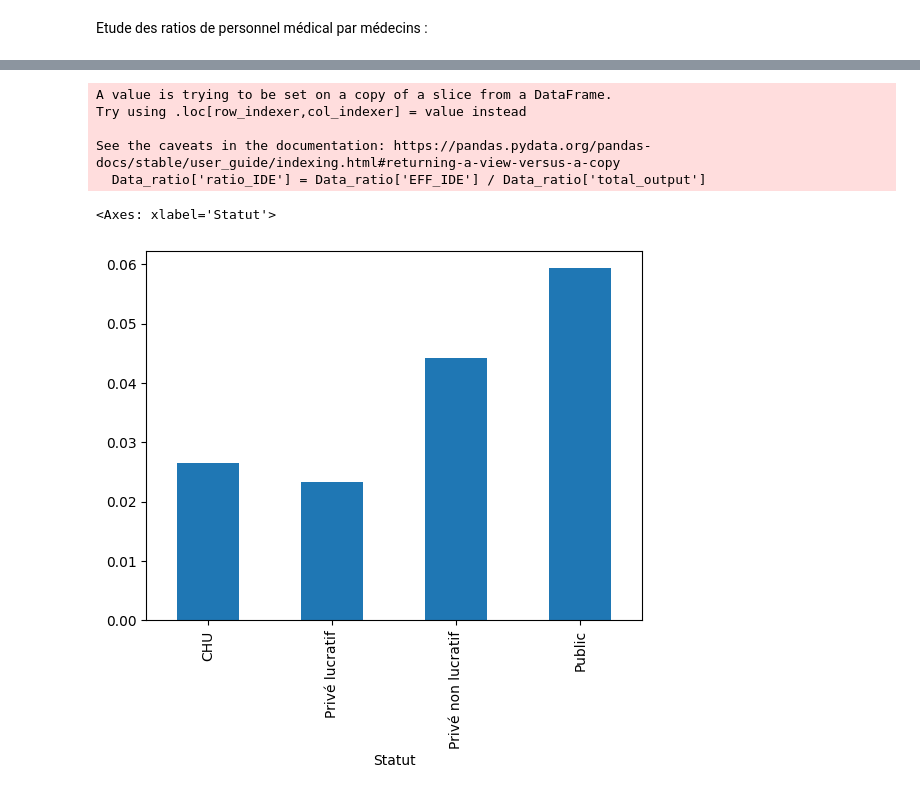
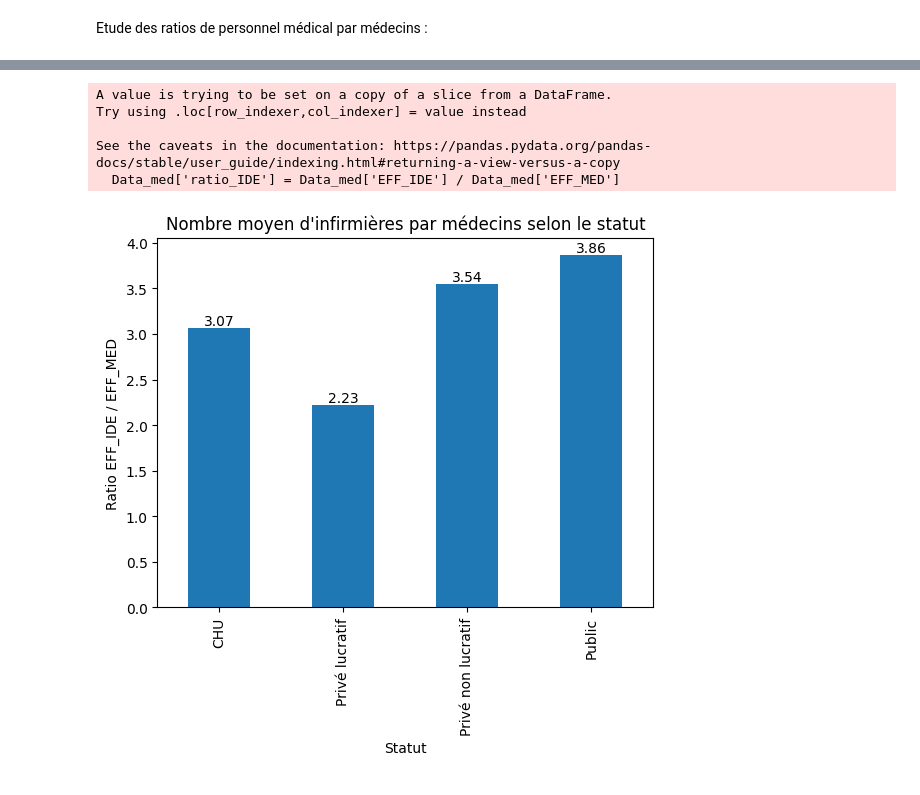
Before and after one commit to Alexandre484/StatApp, a Jupyter notebook: demande_conditionnelle.ipynb, the cells around one changed output, grey strips where cells are left out. Drawn from its saved outputs; the diff is of its cells as text; code cells hidden in the pictures.

```diff
--- a/demande_conditionnelle.ipynb
+++ b/demande_conditionnelle.ipynb
@@ -1140,0 +1270,16 @@ Etude des ratios de personnel médical par médecins :
+# %%
+Data_lits['ratio_admin'] = Data_lits['EFF_ADMIN'] / Data_lits['lits']
+ax = Data_lits['ratio_admin'].groupby(Data_lits["Statut"]).mean().plot(kind="bar", figsize=(8,5))
+# Ajouter les valeurs au-dessus des barres
+for p in ax.patches:
+    ax.annotate(
+        f"{p.get_height():.2f}",
+        (p.get_x() + p.get_width() / 2, p.get_height()),
+        ha="center",
+        va="bottom"
+    )
+
+plt.ylabel("Personnel administratif par nombre de lits")
+plt.title("Personnel administratif par nombre de lits selon le statut de l'établissement")
+plt.xticks(rotation=0)
+plt.show()
@@ -1141,13 +1288,24 @@ Etude des ratios de personnel médical par médecins :
 # %%
-Data['total_output'] = Data['MCO'].fillna(0) + Data['PSY'].fillna(0) + Data['SEJHC_SSR'].fillna(0) + Data['SEANCES'].fillna(0) + Data['PASSU'].fillna(0) + Data['ENT'].fillna(0) + Data['ENT'].fillna(0)
-Data_ratio = Data[Data["total_output"] > 0]
-Data_ratio['ratio_IDE'] = Data_ratio['EFF_IDE'] / Data_ratio['total_output']
-Data_ratio['ratio_IDE'].groupby(Data_ratio["Statut"]).mean().plot(kind="bar")
+Data_med = Data[Data['EFF_MED'] > 0]
+Data_med['ratio_IDE'] = Data_med['EFF_IDE'] / Data_med['EFF_MED']
+ax = Data_med['ratio_IDE'].groupby(Data_med["Statut"]).mean().plot(kind="bar")
+
+# Ajouter les valeurs au-dessus des barres
+for p in ax.patches:
+    ax.annotate(
+        f"{p.get_height():.2f}",
+        (p.get_x() + p.get_width() / 2, p.get_height()),
+        ha="center",
+        va="bottom"
+    )
+
+plt.ylabel("Ratio EFF_IDE / EFF_MED")
+plt.title("Nombre moyen d'infirmières par médecins selon le statut")
+plt.show()
 # %% [output]
 A value is trying to be set on a copy of a slice from a DataFrame.
 Try using .loc[row_indexer,col_indexer] = value instead
 
 See the caveats in the documentation: https://pandas.pydata.org/pandas-docs/stable/user_guide/indexing.html#returning-a-view-versus-a-copy
-  Data_ratio['ratio_IDE'] = Data_ratio['EFF_IDE'] / Data_ratio['total_output']
+  Data_med['ratio_IDE'] = Data_med['EFF_IDE'] / Data_med['EFF_MED']
-<Axes: xlabel='Statut'>
-[figure, old version]
+[figure, new version]
```
Also changed, not shown: parts of 22 cells of this notebook, 1 other file.
